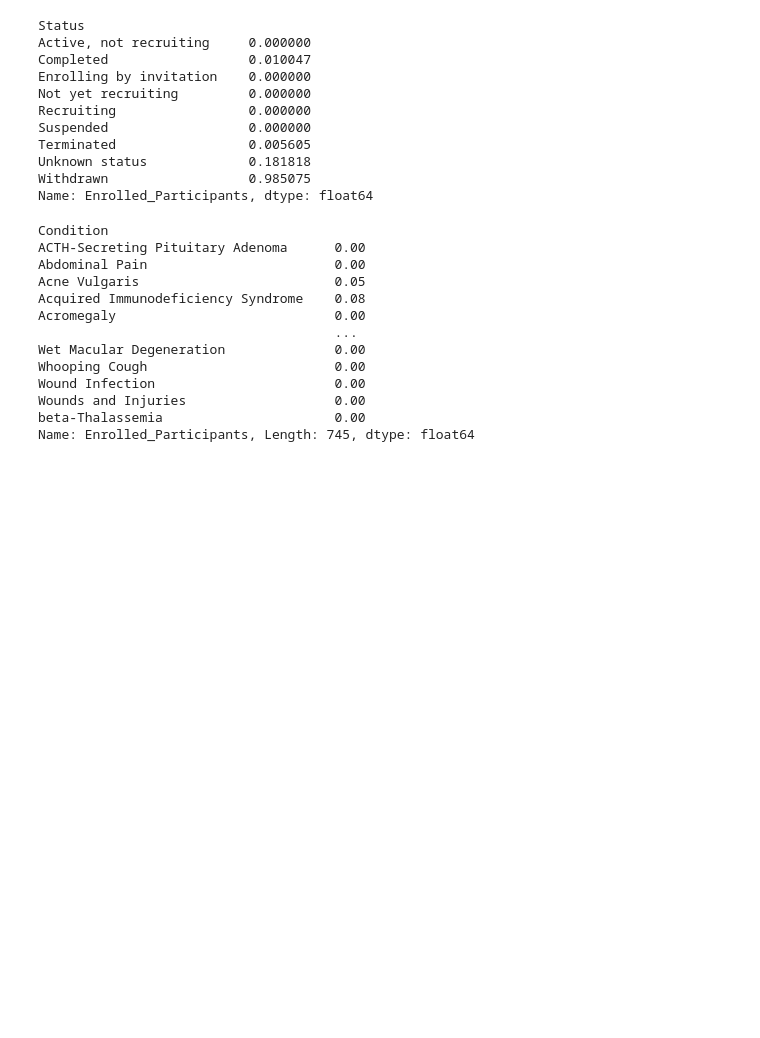
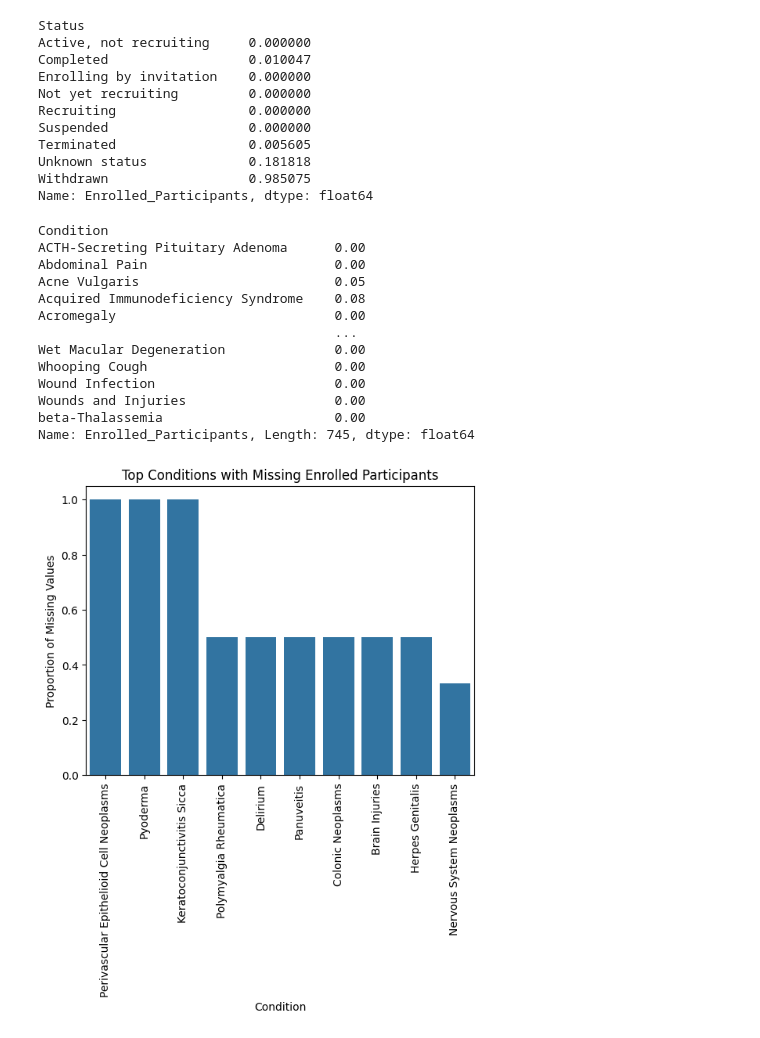
Before and after one commit to ksharpe-byte/clinical-trial-trends, a Jupyter notebook: jupyter_notebooks/eda.ipynb, the cells around one changed output. Saved outputs shown, nothing was run; the diff lists cells and outputs as text; code cells hidden in the pictures; blank space fills up the shorter version.

Commit message:
Add missing value proportion calculations by start month, start year, status, condition and sponsor

```diff
--- a/jupyter_notebooks/eda.ipynb
+++ b/jupyter_notebooks/eda.ipynb
@@ -311,3 +313,14 @@ Wound Infection                       0.00
 Wounds and Injuries                   0.00
 beta-Thalassemia                      0.00
 Name: Enrolled_Participants, Length: 745, dtype: float64
+# %%
+import seaborn as sns
+
+# Seaborn bar plot
+sns.barplot(x=missing_by_condition.index, y=missing_by_condition.values)
+plt.title('Top Conditions with Missing Enrolled Participants')
+plt.ylabel('Proportion of Missing Values')
+plt.xticks(rotation=90)
+plt.show()
+# %% [output]
+[figure, added]
```
Also changed, not shown: parts of 6 cells of this notebook.
